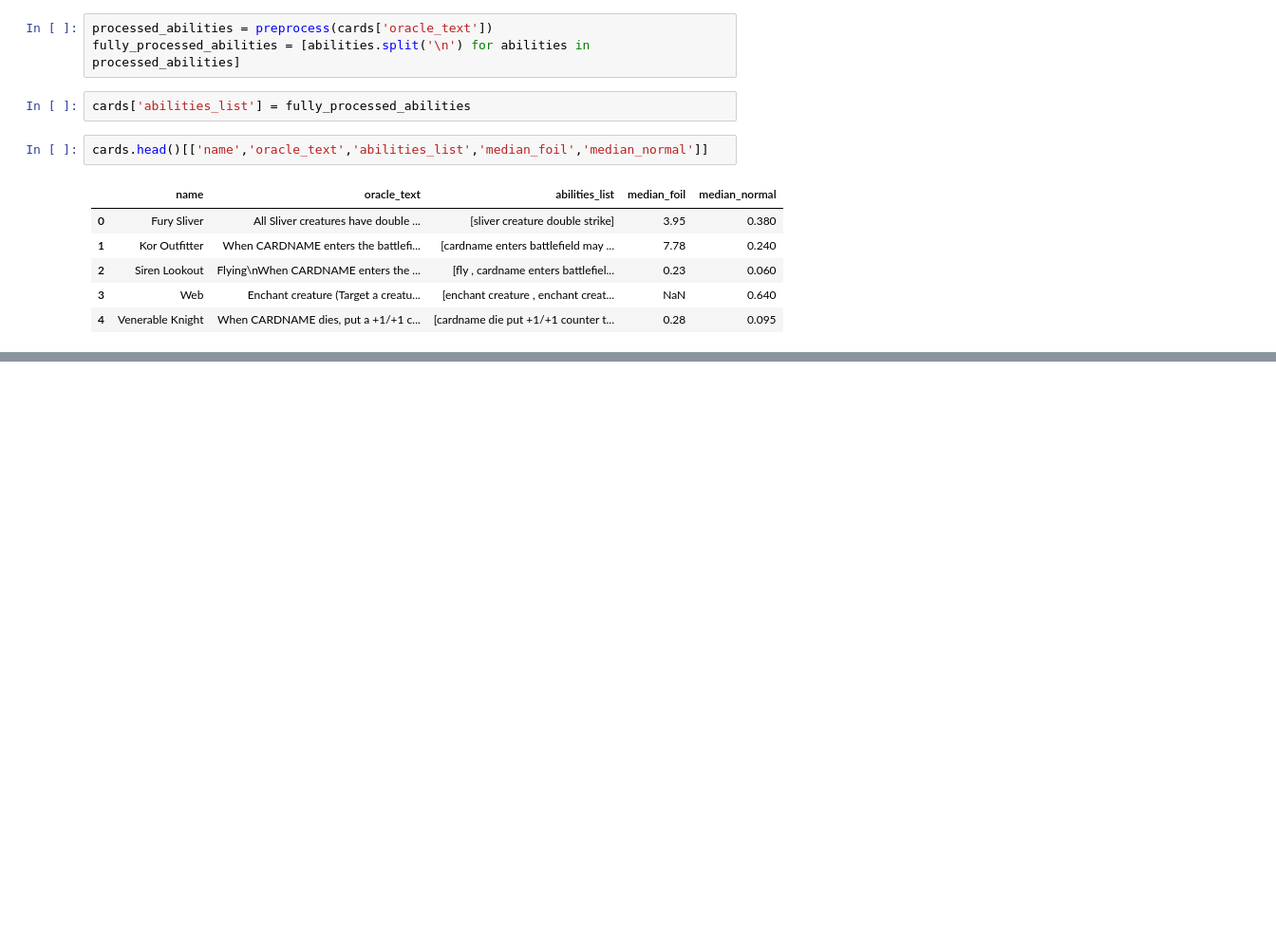
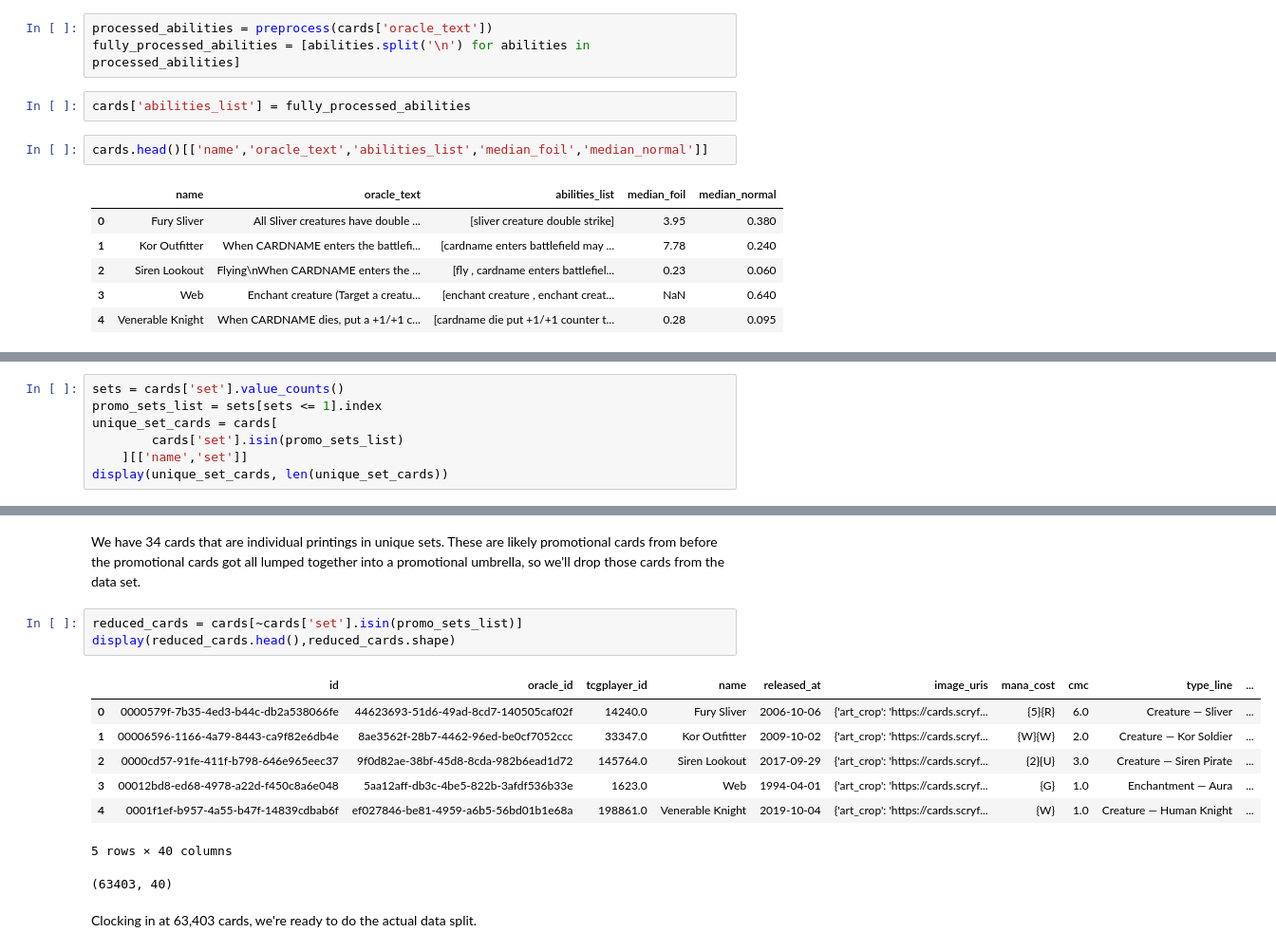
Before and after one commit to ParkedHampster/Spell-Trends, a Jupyter notebook: step2.ipynb, the cells around one changed output, grey strips where cells are left out. Shown at 95% size. Cells and saved outputs as stored; diff of their text form; blank space fills up the shorter version.

```diff
--- a/step2.ipynb
+++ b/step2.ipynb
@@ -51,0 +91,7 @@ cards.head()[['name','oracle_text','abilities_list','median_foil','median_normal
+# %%
+sets = cards['set'].value_counts()
+promo_sets_list = sets[sets <= 1].index
+unique_set_cards = cards[
+        cards['set'].isin(promo_sets_list)
+    ][['name','set']]
+display(unique_set_cards, len(unique_set_cards))
@@ -51,0 +117,21 @@ cards.head()[['name','oracle_text','abilities_list','median_foil','median_normal
+# %% [markdown]
+We have 34 cards that are individual printings in
+unique sets. These are likely promotional cards from
+before the promotional cards got all lumped together
+into a promotional umbrella, so we'll drop those cards
+from the data set.
+# %%
+reduced_cards = cards[~cards['set'].isin(promo_sets_list)]
+display(reduced_cards.head(),reduced_cards.shape)
+# %% [output]
+|  | id | oracle_id | tcgplayer_id | name | released_at | image_uris | mana_cost | cmc | type_line | ... |
+| 0 | 0000579f-7b35-4ed3-b44c-db2a538066fe | 44623693-51d6-49ad-8cd7-140505caf02f | 14240.0 | Fury Sliver | 2006-10-06 | {'art_crop': 'https://cards.scryf... | {5}{R} | 6.0 | Creature — Sliver | ... |
+| 1 | 00006596-1166-4a79-8443-ca9f82e6db4e | 8ae3562f-28b7-4462-96ed-be0cf7052ccc | 33347.0 | Kor Outfitter | 2009-10-02 | {'art_crop': 'https://cards.scryf... | {W}{W} | 2.0 | Creature — Kor Soldier | ... |
+| 2 | 0000cd57-91fe-411f-b798-646e965eec37 | 9f0d82ae-38bf-45d8-8cda-982b6ead1d72 | 145764.0 | Siren Lookout | 2017-09-29 | {'art_crop': 'https://cards.scryf... | {2}{U} | 3.0 | Creature — Siren Pirate | ... |
+| 3 | 00012bd8-ed68-4978-a22d-f450c8a6e048 | 5aa12aff-db3c-4be5-822b-3afdf536b33e | 1623.0 | Web | 1994-04-01 | {'art_crop': 'https://cards.scryf... | {G} | 1.0 | Enchantment — Aura | ... |
+| 4 | 0001f1ef-b957-4a55-b47f-14839cdbab6f | ef027846-be81-4959-a6b5-56bd01b1e68a | 198861.0 | Venerable Knight | 2019-10-04 | {'art_crop': 'https://cards.scryf... | {W} | 1.0 | Creature — Human Knight | ... |
+5 rows × 40 columns
+(63403, 40)
+# %% [markdown]
+Clocking in at 63,403 cards, we're ready to do the
+actual data split.
```
Also changed, not shown: parts of 19 cells of this notebook, 2 other files.
